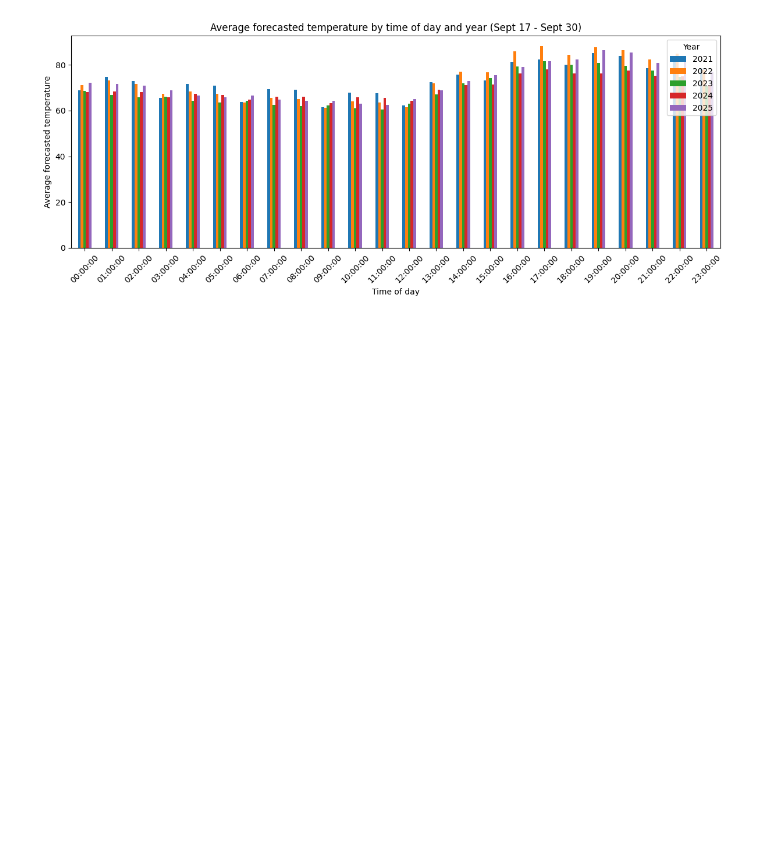
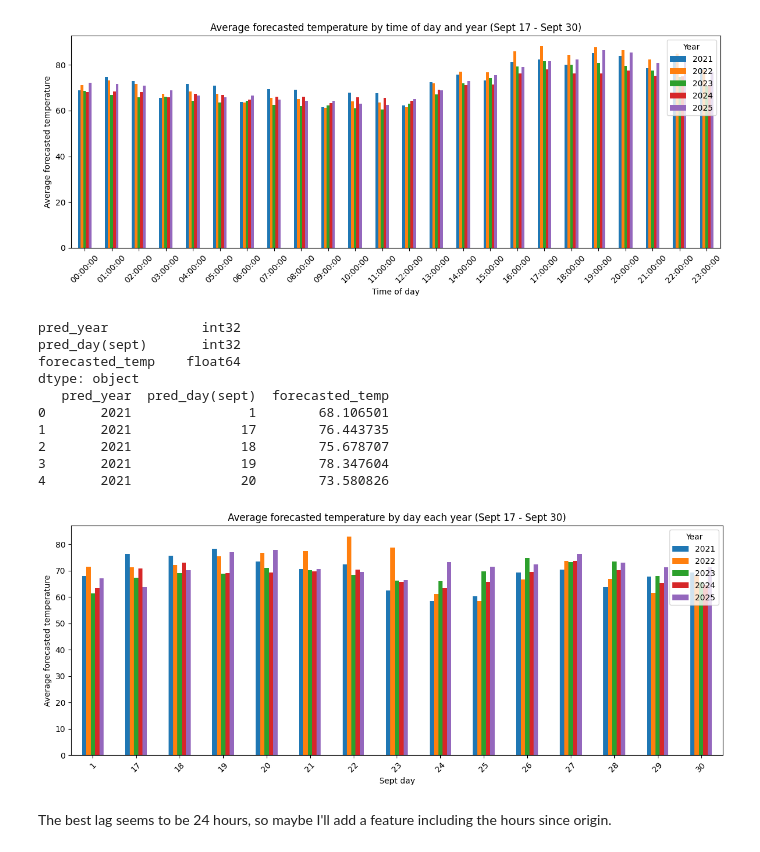
Before and after one commit to jothigup/weather-prediction-RDU, a Jupyter notebook: notebooks/jothi_exploration.ipynb, the cells around one changed output. Saved outputs shown, nothing was run; the diff lists cells and outputs as text; code cells hidden in the pictures; blank space fills up the shorter version.

```diff
--- a/notebooks/jothi_exploration.ipynb
+++ b/notebooks/jothi_exploration.ipynb
@@ -122,3 +122,36 @@ dtype: object
 3       2021  03:00:00        65.525527
 4       2021  04:00:00        71.667753
 [figure]
+# %%
+# Group temperature by day and measure average temperature each day
+avg_temp_by_day = X_train.groupby(["pred_year", "pred_day(sept)"], as_index=False)["forecasted_temp"].mean()
+
+print(avg_temp_by_day.dtypes)
+print(avg_temp_by_day.head())
+
+# Reshape so each year becomes its own column
+pivot = avg_temp_by_day.pivot(index="pred_day(sept)", columns="pred_year", values="forecasted_temp")
+
+# Grouped bar chart: one bar per year at each time of day
+pivot.plot(kind="bar", figsize=(12, 5))
+plt.title("Average forecasted temperature by day each year (Sept 17 - Sept 30)")
+plt.xlabel("Sept day")
+plt.ylabel("Average forecasted temperature")
+plt.xticks(rotation=45)
+plt.legend(title="Year")
+plt.tight_layout()
+plt.show()
+# %% [output]
+pred_year            int32
+pred_day(sept)       int32
+forecasted_temp    float64
+dtype: object
+   pred_year  pred_day(sept)  forecasted_temp
+0       2021               1        68.106501
+1       2021              17        76.443735
+2       2021              18        75.678707
+3       2021              19        78.347604
+4       2021              20        73.580826
+[figure, added]
+# %% [markdown]
+The best lag seems to be 24 hours, so maybe I'll add a feature including the hours since origin.
```
Also changed, not shown: parts of 3 cells of this notebook.
